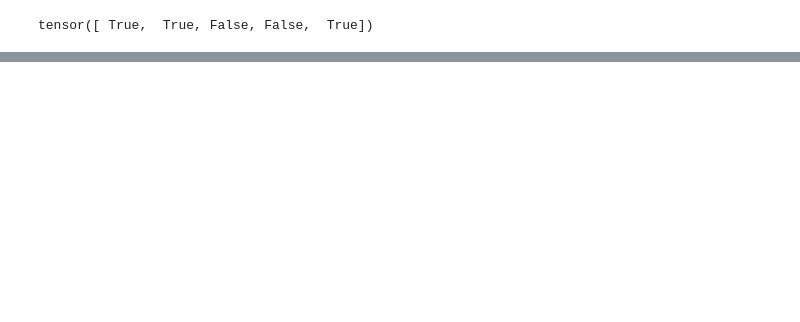
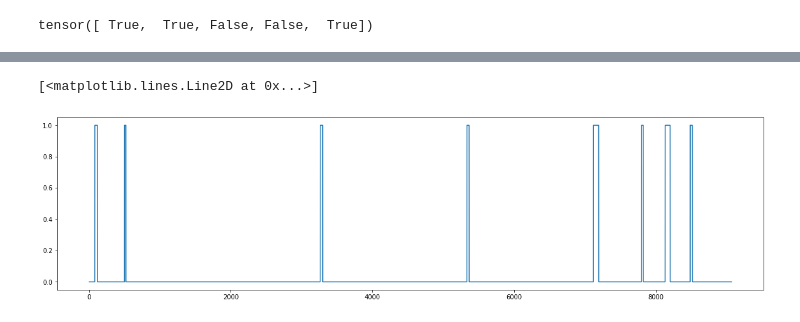
Before and after one commit to sandygitcse/Outlier, a Jupyter notebook: Visual.ipynb, the cells around one changed output, grey strips where cells are left out. Cells and saved outputs as stored; diff of their text form; code cells hidden in the pictures; blank space fills up the shorter version.

```diff
--- a/Visual.ipynb
+++ b/Visual.ipynb
@@ -93,0 +108,5 @@ plt.plot(data_mask)
+# %%
+plt.plot(data_mask[-test_len:])
+# %% [output]
+[<matplotlib.lines.Line2D at 0x...>]
+[figure, added]
```
Also changed, not shown: parts of 5 cells of this notebook, 52 other files.
